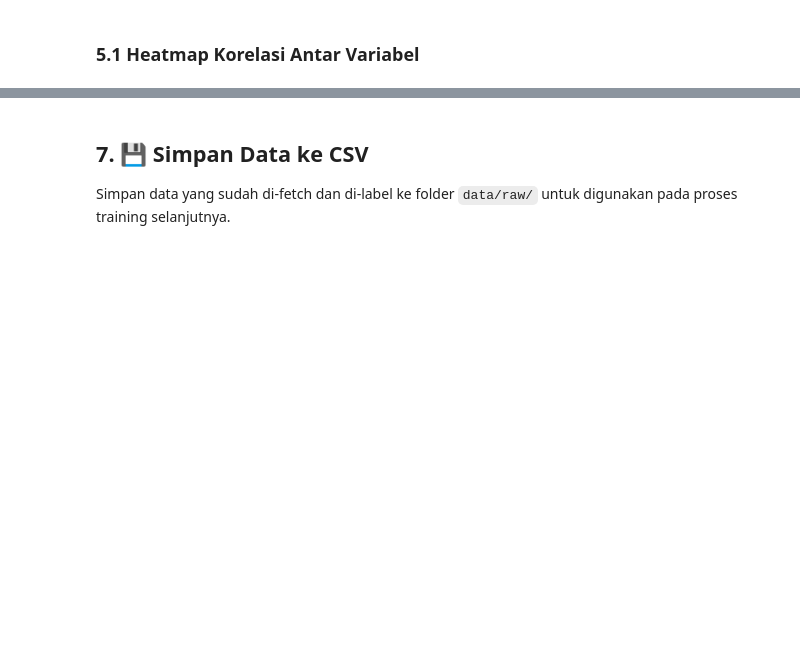
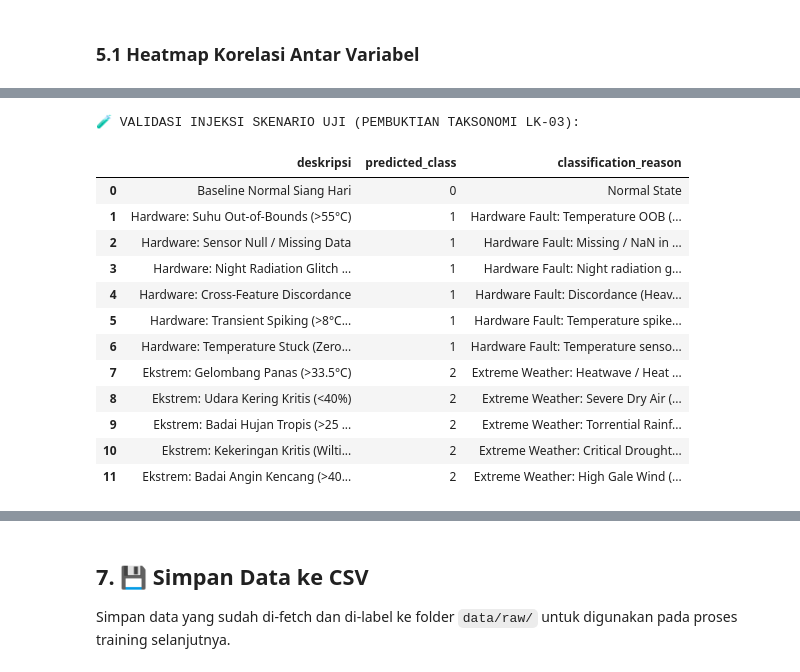
Before and after one commit to ghazthiskc19/MLOps-AnomaliCuacaOpenMeteo, a Jupyter notebook: notebooks/Proof_Of_Concept_Muhammad_Ghazy_Humaidi.ipynb, the cells around one changed output, grey strips where cells are left out. Saved outputs shown, nothing was run; the diff lists cells and outputs as text; code cells hidden in the pictures; blank space fills up the shorter version.

```diff
--- a/notebooks/Proof_Of_Concept_Muhammad_Ghazy_Humaidi.ipynb
+++ b/notebooks/Proof_Of_Concept_Muhammad_Ghazy_Humaidi.ipynb
@@ -328 +527,40 @@ if df_cuaca is not None:
+# %%
+# Uji Injeksi Skenario Sintetis untuk Memverifikasi Taksonomi Anomali
+test_scenarios = [
+    {"deskripsi": "Baseline Normal Siang Hari", "timestamp": pd.Timestamp("2026-09-20 12:00:00"), "temperature_2m_C": 27.5, "humidity_percent": 68.0, "precipitation_mm": 0.0, "soil_moisture": 0.28, "radiation_wm2": 650.0, "wind_speed_kmh": 11.0},
+    {"deskripsi": "Hardware: Suhu Out-of-Bounds (>55°C)", "timestamp": pd.Timestamp("2026-09-20 13:00:00"), "temperature_2m_C": 64.0, "humidity_percent": 70.0, "precipitation_mm": 0.0, "soil_moisture": 0.25, "radiation_wm2": 700.0, "wind_speed_kmh": 8.0},
+    {"deskripsi": "Hardware: Sensor Null / Missing Data", "timestamp": pd.Timestamp("2026-09-20 14:00:00"), "temperature_2m_C": np.nan, "humidity_percent": 70.0, "precipitation_mm": 0.0, "soil_moisture": 0.25, "radiation_wm2": 700.0, "wind_speed_kmh": 8.0},
+    {"deskripsi": "Hardware: Night Radiation Glitch (Malam Hari)", "timestamp": pd.Timestamp("2026-09-20 23:00:00"), "temperature_2m_C": 21.5, "humidity_percent": 88.0, "precipitation_mm": 0.0, "soil_moisture": 0.30, "radiation_wm2": 180.0, "wind_speed_kmh": 4.0},
+    {"deskripsi": "Hardware: Cross-Feature Discordance", "timestamp": pd.Timestamp("2026-09-20 12:00:00"), "temperature_2m_C": 31.0, "humidity_percent": 75.0, "precipitation_mm": 24.0, "soil_moisture": 0.32, "radiation_wm2": 950.0, "wind_speed_kmh": 6.0},
+    {"deskripsi": "Hardware: Transient Spiking (>8°C/jam)", "timestamp": pd.Timestamp("2026-09-20 15:00:00"), "temperature_2m_C": 34.0, "humidity_percent": 55.0, "precipitation_mm": 0.0, "soil_moisture": 0.25, "radiation_wm2": 600.0, "wind_speed_kmh": 7.0, "temp_diff_1h": 9.8},
+    {"deskripsi": "Hardware: Temperature Stuck (Zero Variance)", "timestamp": pd.Timestamp("2026-09-20 16:00:00"), "temperature_2m_C": 25.0, "humidity_percent": 65.0, "precipitation_mm": 0.0, "soil_moisture": 0.25, "radiation_wm2": 450.0, "wind_speed_kmh": 5.0, "temp_std_12h": 0.0},
+    {"deskripsi": "Ekstrem: Gelombang Panas (>33.5°C)", "timestamp": pd.Timestamp("2026-09-20 13:00:00"), "temperature_2m_C": 35.5, "humidity_percent": 42.0, "precipitation_mm": 0.0, "soil_moisture": 0.18, "radiation_wm2": 980.0, "wind_speed_kmh": 14.0},
+    {"deskripsi": "Ekstrem: Udara Kering Kritis (<40%)", "timestamp": pd.Timestamp("2026-09-20 14:00:00"), "temperature_2m_C": 32.0, "humidity_percent": 32.0, "precipitation_mm": 0.0, "soil_moisture": 0.14, "radiation_wm2": 890.0, "wind_speed_kmh": 16.0},
+    {"deskripsi": "Ekstrem: Badai Hujan Tropis (>25 mm/jam)", "timestamp": pd.Timestamp("2026-09-20 16:00:00"), "temperature_2m_C": 22.0, "humidity_percent": 96.0, "precipitation_mm": 42.0, "soil_moisture": 0.44, "radiation_wm2": 30.0, "wind_speed_kmh": 28.0},
+    {"deskripsi": "Ekstrem: Kekeringan Kritis (Wilting Point)", "timestamp": pd.Timestamp("2026-09-20 11:00:00"), "temperature_2m_C": 31.0, "humidity_percent": 45.0, "precipitation_mm": 0.0, "soil_moisture": 0.055, "radiation_wm2": 850.0, "wind_speed_kmh": 12.0},
+    {"deskripsi": "Ekstrem: Badai Angin Kencang (>40 km/h)", "timestamp": pd.Timestamp("2026-09-20 17:00:00"), "temperature_2m_C": 23.0, "humidity_percent": 85.0, "precipitation_mm": 10.0, "soil_moisture": 0.32, "radiation_wm2": 100.0, "wind_speed_kmh": 46.5}
+]
+
+df_sim = pd.DataFrame(test_scenarios)
+res_sim = df_sim.apply(classify_anomaly, axis=1)
+df_sim['predicted_class'] = res_sim.apply(lambda x: x[0])
+df_sim['classification_reason'] = res_sim.apply(lambda x: x[1])
+
+print("🧪 VALIDASI INJEKSI SKENARIO UJI (PEMBUKTIAN TAKSONOMI LK-03):")
+display(df_sim[['deskripsi', 'predicted_class', 'classification_reason']])
+# %% [output]
+🧪 VALIDASI INJEKSI SKENARIO UJI (PEMBUKTIAN TAKSONOMI LK-03):
+|  | deskripsi | predicted_class | classification_reason |
+| 0 | Baseline Normal Siang Hari | 0 | Normal State |
+| 1 | Hardware: Suhu Out-of-Bounds (>55°C) | 1 | Hardware Fault: Temperature OOB (... |
+| 2 | Hardware: Sensor Null / Missing Data | 1 | Hardware Fault: Missing / NaN in ... |
+| 3 | Hardware: Night Radiation Glitch ... | 1 | Hardware Fault: Night radiation g... |
+| 4 | Hardware: Cross-Feature Discordance | 1 | Hardware Fault: Discordance (Heav... |
+| 5 | Hardware: Transient Spiking (>8°C... | 1 | Hardware Fault: Temperature spike... |
+| 6 | Hardware: Temperature Stuck (Zero... | 1 | Hardware Fault: Temperature senso... |
+| 7 | Ekstrem: Gelombang Panas (>33.5°C) | 2 | Extreme Weather: Heatwave / Heat ... |
+| 8 | Ekstrem: Udara Kering Kritis (<40%) | 2 | Extreme Weather: Severe Dry Air (... |
+| 9 | Ekstrem: Badai Hujan Tropis (>25 ... | 2 | Extreme Weather: Torrential Rainf... |
+| 10 | Ekstrem: Kekeringan Kritis (Wilti... | 2 | Extreme Weather: Critical Drought... |
+| 11 | Ekstrem: Badai Angin Kencang (>40... | 2 | Extreme Weather: High Gale Wind (... |
 # %% [markdown]
```
Also changed, not shown: parts of 15 cells of this notebook, 10 other files.
